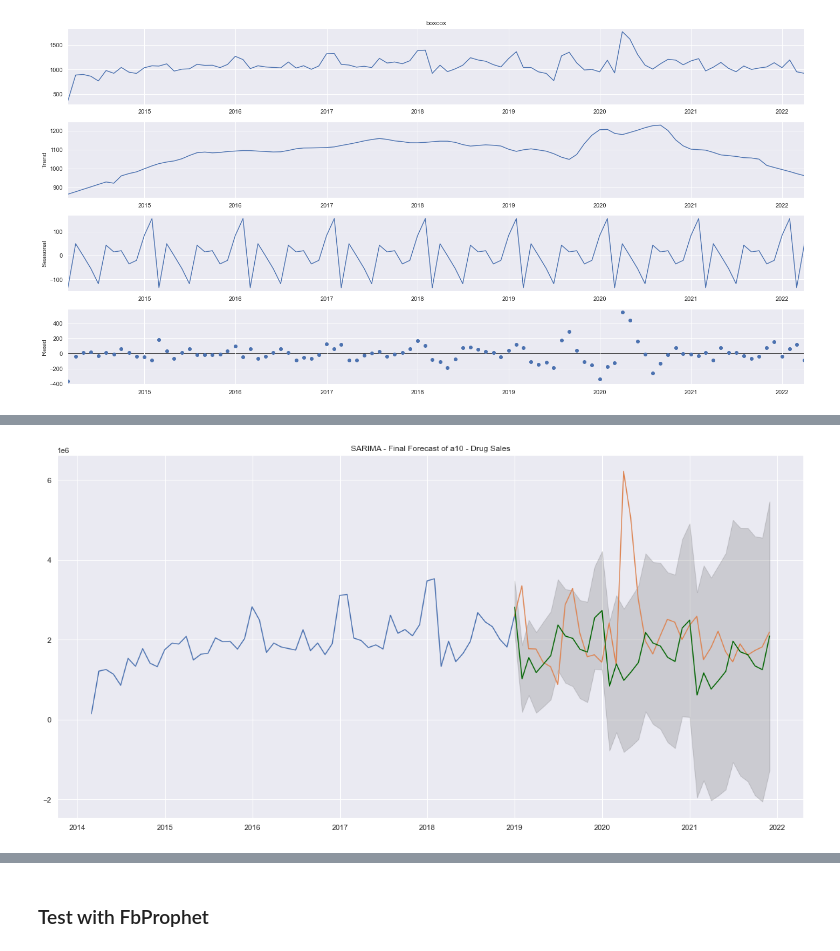
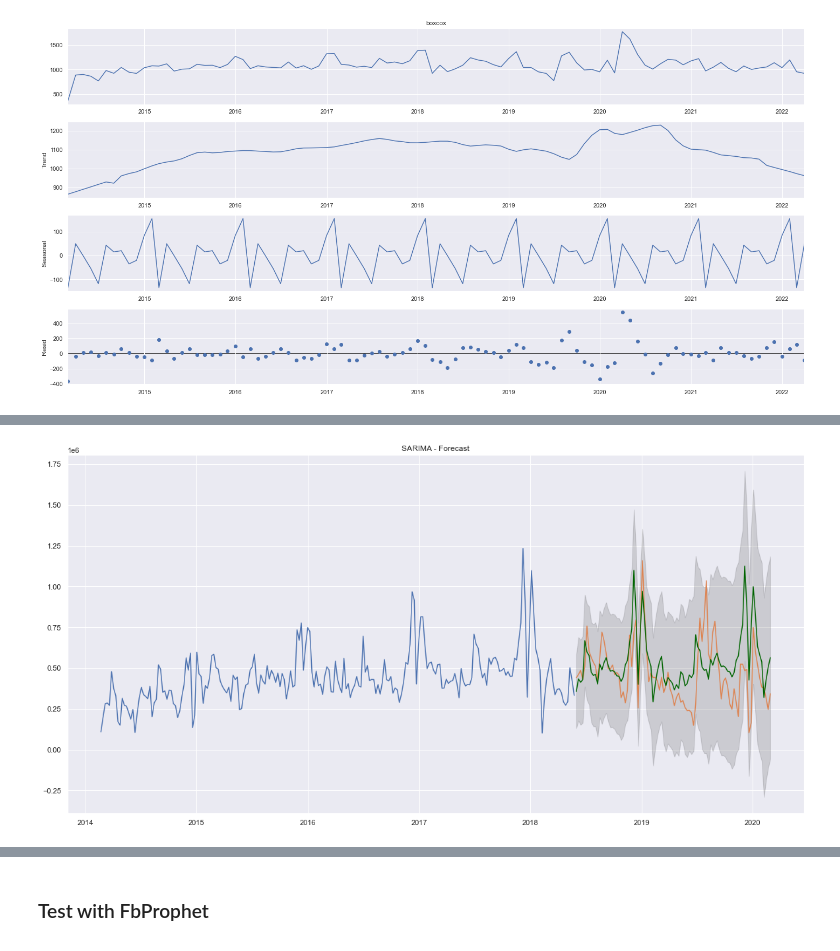
Before and after one commit to DragoneKTM/TimeSeriesProject, a Jupyter notebook: TimeSeriesProject.ipynb, the cells around one changed output, grey strips where cells are left out. Saved outputs shown, nothing was run; the diff lists cells and outputs as text; code cells hidden in the pictures.

Commit message:
Added model selection

```diff
--- a/TimeSeriesProject.ipynb
+++ b/TimeSeriesProject.ipynb
@@ -231,0 +305,3 @@ plt.show()
+# %%
+model = Prophet(changepoint_prior_scale=1.0, seasonality_prior_scale=1.0, seasonality_mode='multiplicative')
+model.fit(df_fb_train)
@@ -231,0 +314,12 @@ plt.show()
+# %%
+# Plot
+plt.plot(df_fb_train.set_index('ds')['y'])
+plt.plot(df_fb_test.set_index('ds')['y'])
+plt.plot(forecast.set_index('ds')['yhat'], color='darkgreen')
+plt.fill_between(forecast.set_index('ds').index,
+                 forecast.set_index('ds')['yhat_lower'],
+                 forecast.set_index('ds')['yhat_upper'],
+                 color='k', alpha=.15)
+
+plt.title("FbProphet - Forecast")
+plt.show()
@@ -235,9 +362,9 @@ import pmdarima as pm
 df_sells_month_train = df_sells_month[df_sells_month.index < '2019-01-01']
 df_sells_month_test = df_sells_month[(df_sells_month.index > '2018-12-30') & (df_sells_month.index < '2021-12-31')]
 # %%
-smodel = pm.auto_arima(df_sells_month_train['totale'], start_p=1, start_q=1,
+smodel = pm.auto_arima(df_fb_train['y'], start_p=1, start_q=1,
                          test='adf',
-                         max_p=10, max_q=10, m=12,
+                         max_p=10, max_q=10, m=52,
                          start_P=0, seasonal=True,
                          d=1, D=1, trace=True,
                          error_action='ignore',
@@ -286,24 +416,26 @@ Warnings:
+# %%
+# Forecast
+n_periods = 92
+fitted, confint = smodel.predict(n_periods=n_periods, return_conf_int=True, alpha=0.05)
 # %%
-# Forecast
-n_periods = 36
-fitted, confint = smodel.predict(n_periods=n_periods, return_conf_int=True, alpha=0.05)
-index_of_fc = pd.date_range(df_sells_month_train.index[-1], periods = n_periods, freq='MS')
+# Plot
 
 # make series for plotting purpose
+index_of_fc = list(df_fb_test['ds'])
 fitted_series = pd.Series(fitted, index=index_of_fc)
 lower_series = pd.Series(confint[:, 0], index=index_of_fc)
 upper_series = pd.Series(confint[:, 1], index=index_of_fc)
 
-# Plot
-plt.plot(df_sells_month_train['totale'])
-plt.plot(df_sells_month_test['totale'])
+
+plt.plot(df_fb_train.set_index('ds')['y'])
+plt.plot(df_fb_test.set_index('ds')['y'])
 plt.plot(fitted_series, color='darkgreen')
 plt.fill_between(lower_series.index,
                  lower_series,
                  upper_series,
                  color='k', alpha=.15)
 
-plt.title("SARIMA - Final Forecast of a10 - Drug Sales")
+plt.title("SARIMA - Forecast")
 plt.show()
 # %% [output]
-[figure, old version]
+[figure, new version]
```
Also changed, not shown: parts of 26 cells of this notebook.
